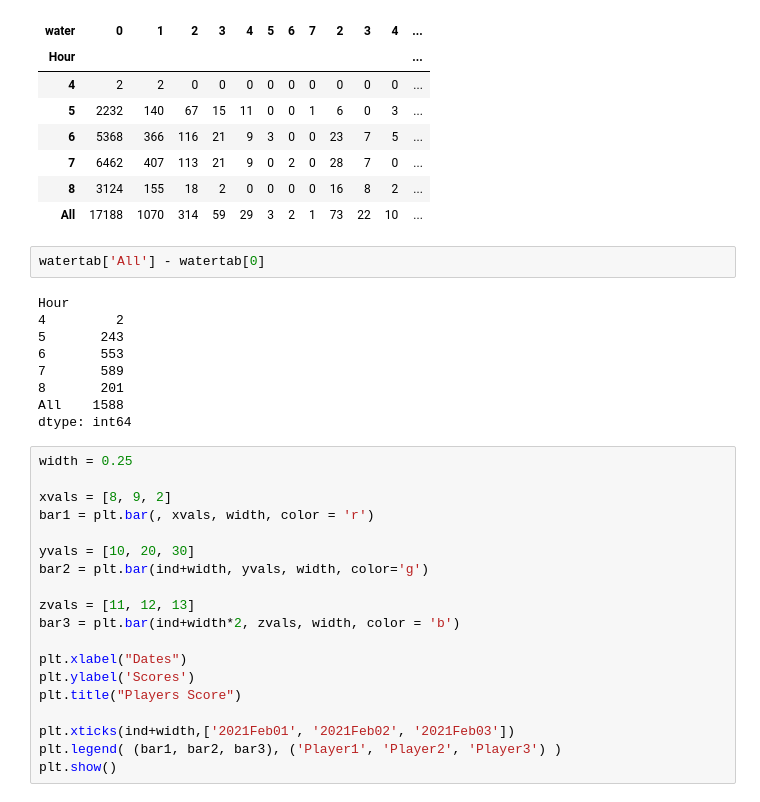
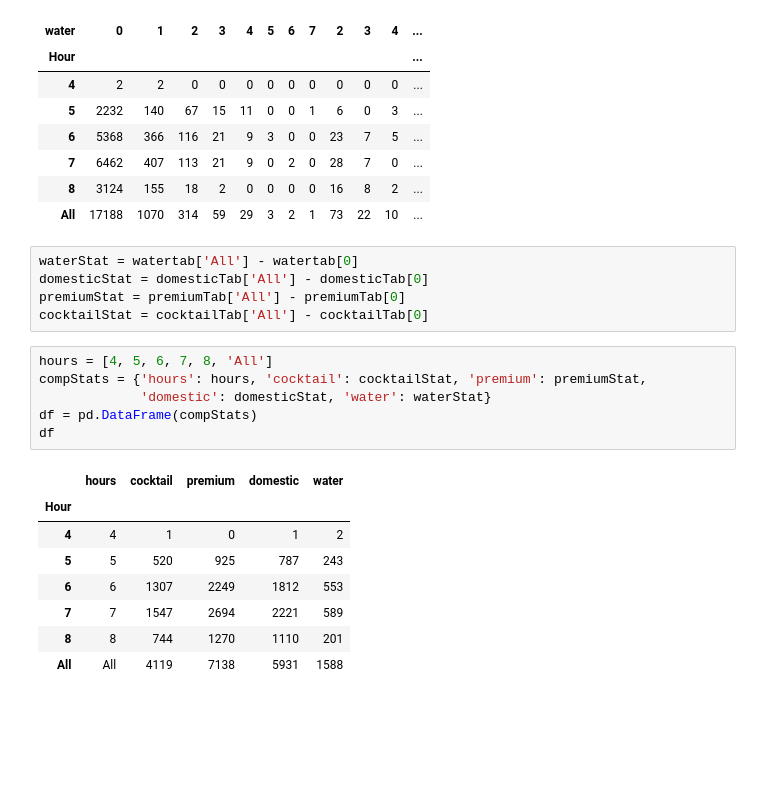
Before and after one commit to newmantldr/CIP-square-data, a Jupyter notebook: cip-data.ipynb, the cells around one changed output. Saved outputs shown, nothing was run; the diff lists cells and outputs as text; blank space fills up the shorter version.

```diff
--- a/cip-data.ipynb
+++ b/cip-data.ipynb
@@ -474,33 +418,23 @@ watertab
 | 7 | 6462 | 407 | 113 | 21 | 9 | 0 | 2 | 0 | 28 | 7 | 0 | ... |
 | 8 | 3124 | 155 | 18 | 2 | 0 | 0 | 0 | 0 | 16 | 8 | 2 | ... |
 | All | 17188 | 1070 | 314 | 59 | 29 | 3 | 2 | 1 | 73 | 22 | 10 | ... |
-# %%
-watertab['All'] - watertab[0]
-# %% [output]
-Hour
-4         2
-5       243
-6       553
-7       589
-8       201
-All    1588
-dtype: int64
-# %%
-width = 0.25
-
-xvals = [8, 9, 2]
-bar1 = plt.bar(, xvals, width, color = 'r')
-
-yvals = [10, 20, 30]
-bar2 = plt.bar(ind+width, yvals, width, color='g')
-
-zvals = [11, 12, 13]
-bar3 = plt.bar(ind+width*2, zvals, width, color = 'b')
-
-plt.xlabel("Dates")
-plt.ylabel('Scores')
-plt.title("Players Score")
-
-plt.xticks(ind+width,['2021Feb01', '2021Feb02', '2021Feb03'])
-plt.legend( (bar1, bar2, bar3), ('Player1', 'Player2', 'Player3') )
-plt.show()
+# %%
+waterStat = watertab['All'] - watertab[0]
+domesticStat = domesticTab['All'] - domesticTab[0]
+premiumStat = premiumTab['All'] - premiumTab[0]
+cocktailStat = cocktailTab['All'] - cocktailTab[0]
+# %%
+hours = [4, 5, 6, 7, 8, 'All']
+compStats = {'hours': hours, 'cocktail': cocktailStat, 'premium': premiumStat,
+             'domestic': domesticStat, 'water': waterStat}
+df = pd.DataFrame(compStats)
+df
+# %% [output]
+|  | hours | cocktail | premium | domestic | water |
+| Hour |  |  |  |  |  |
+| 4 | 4 | 1 | 0 | 1 | 2 |
+| 5 | 5 | 520 | 925 | 787 | 243 |
+| 6 | 6 | 1307 | 2249 | 1812 | 553 |
+| 7 | 7 | 1547 | 2694 | 2221 | 589 |
+| 8 | 8 | 744 | 1270 | 1110 | 201 |
+| All | All | 4119 | 7138 | 5931 | 1588 |
```
Also changed, not shown: parts of 9 cells of this notebook.
